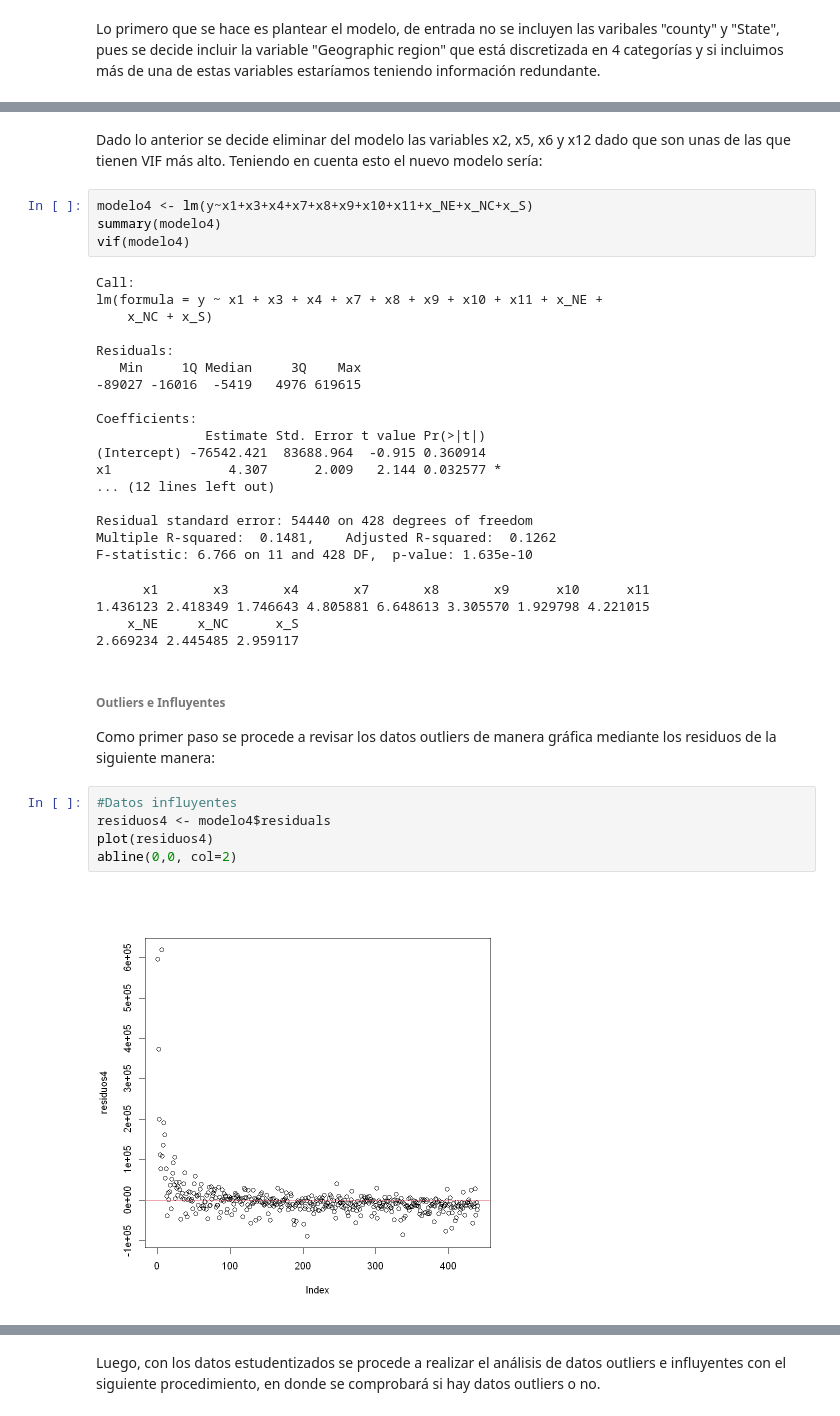
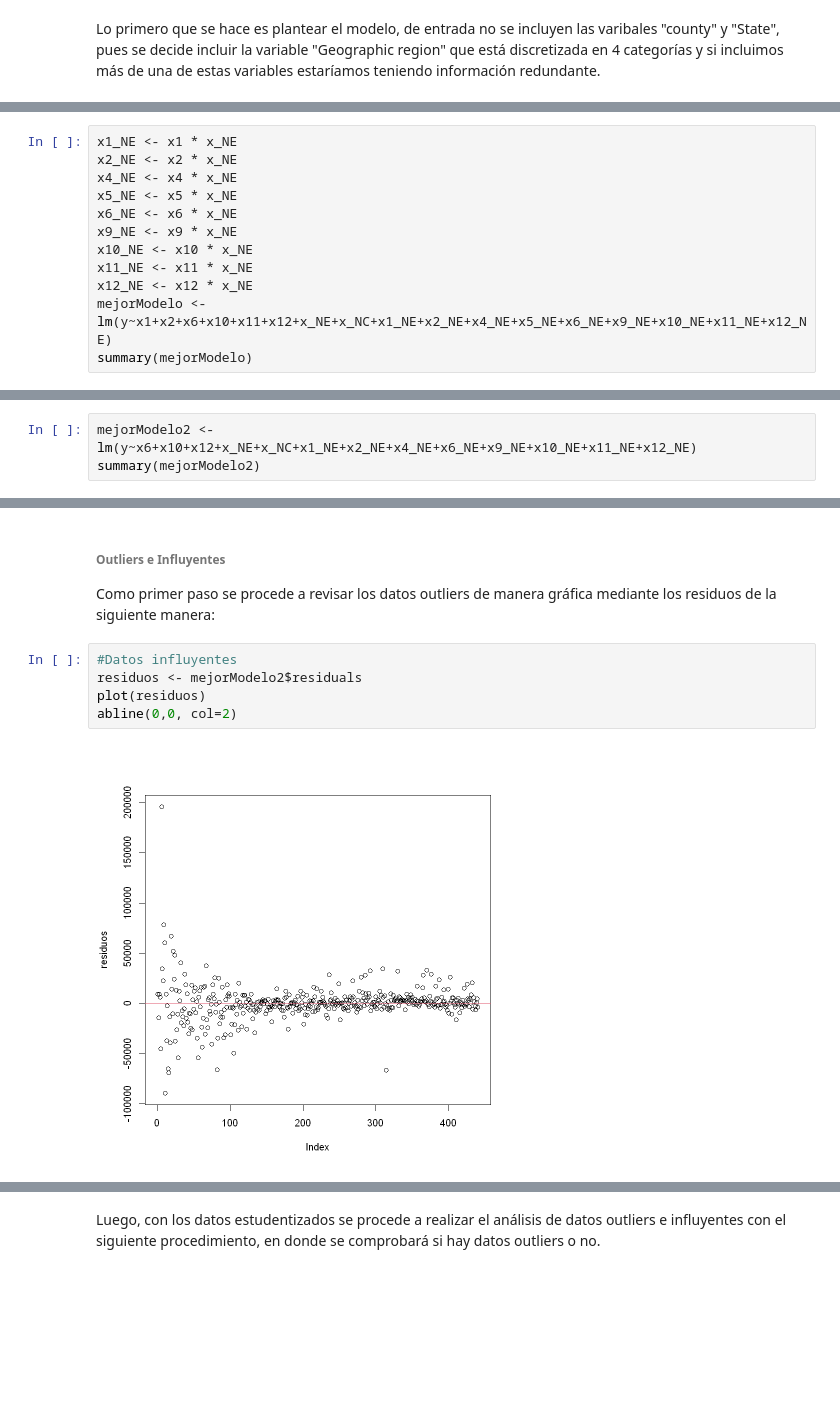
Before and after one commit to MantiMantilla/MEL-2022-2, a Jupyter notebook: Tareas/Tarea 3/Tarea 3.ipynb, the cells around one changed output, grey strips where cells are left out. Cells and saved outputs as stored; diff of their text form; blank space fills up the shorter version.

```diff
--- a/Tareas/Tarea 3/Tarea 3.ipynb
+++ b/Tareas/Tarea 3/Tarea 3.ipynb
@@ -695,0 +701,12 @@ F-statistic: 152.8 on 15 and 424 DF,  p-value: < 2.2e-16
+# %%
+x1_NE <- x1 * x_NE
+x2_NE <- x2 * x_NE
+x4_NE <- x4 * x_NE
+x5_NE <- x5 * x_NE
+x6_NE <- x6 * x_NE
+x9_NE <- x9 * x_NE
+x10_NE <- x10 * x_NE
+x11_NE <- x11 * x_NE
+x12_NE <- x12 * x_NE
+mejorModelo <- lm(y~x1+x2+x6+x10+x11+x12+x_NE+x_NC+x1_NE+x2_NE+x4_NE+x5_NE+x6_NE+x9_NE+x10_NE+x11_NE+x12_NE)
+summary(mejorModelo)
@@ -695,0 +733,3 @@ F-statistic: 152.8 on 15 and 424 DF,  p-value: < 2.2e-16
+# %%
+mejorModelo2 <- lm(y~x6+x10+x12+x_NE+x_NC+x1_NE+x2_NE+x4_NE+x6_NE+x9_NE+x10_NE+x11_NE+x12_NE)
+summary(mejorModelo2)
@@ -760,39 +758,11 @@ x2, x5, x6 y x12, es decir Población, Medicos Activos, Número de Camas de hosp
-# %% [markdown]
-Dado lo anterior se decide eliminar del modelo las variables x2, x5, x6 y x12 dado que son unas de las que tienen VIF más alto. Teniendo en cuenta esto el nuevo modelo sería:
-# %%
-modelo4 <- lm(y~x1+x3+x4+x7+x8+x9+x10+x11+x_NE+x_NC+x_S)
-summary(modelo4)
-vif(modelo4)
-# %% [output]
-Call:
-lm(formula = y ~ x1 + x3 + x4 + x7 + x8 + x9 + x10 + x11 + x_NE +
-    x_NC + x_S)
-
-Residuals:
-   Min     1Q Median     3Q    Max
--89027 -16016  -5419   4976 619615
-
-Coefficients:
-              Estimate Std. Error t value Pr(>|t|)
-(Intercept) -76542.421  83688.964  -0.915 0.360914
-x1               4.307      2.009   2.144 0.032577 *
-... (12 lines left out)
-
-Residual standard error: 54440 on 428 degrees of freedom
-Multiple R-squared:  0.1481,    Adjusted R-squared:  0.1262
-F-statistic: 6.766 on 11 and 428 DF,  p-value: 1.635e-10
-      x1       x3       x4       x7       x8       x9      x10      x11
-1.436123 2.418349 1.746643 4.805881 6.648613 3.305570 1.929798 4.221015
-    x_NE     x_NC      x_S
-2.669234 2.445485 2.959117
 # %% [markdown]
 ###### Outliers e Influyentes
 Como primer paso se procede a revisar los datos outliers de manera gráfica mediante los residuos de la siguiente manera:
 # %%
 #Datos influyentes
-residuos4 <- modelo4$residuals
-plot(residuos4)
+residuos <- mejorModelo2$residuals
+plot(residuos)
 abline(0,0, col=2)
 # %% [output]
-[figure, old version]
+[figure, new version]
 # %% [markdown]
```
Also changed, not shown: parts of 60 cells of this notebook.
